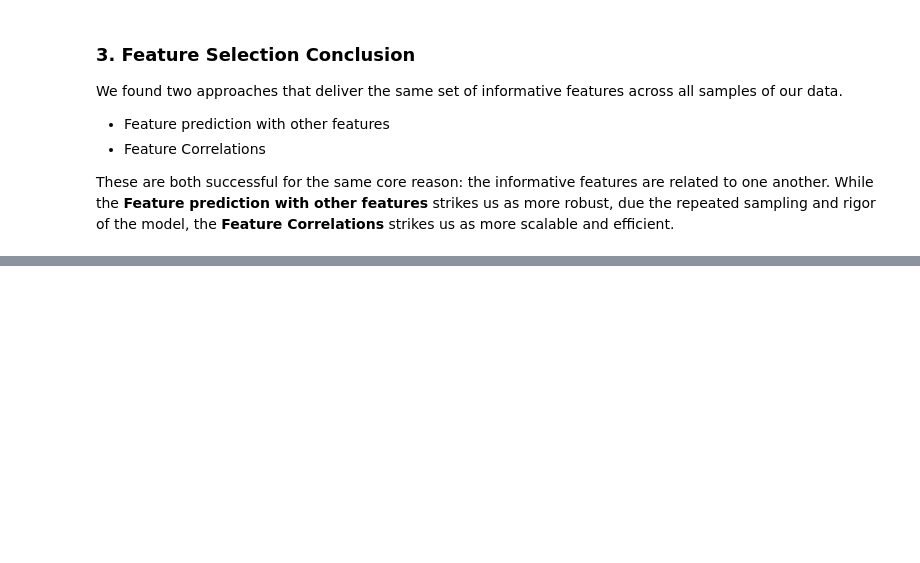
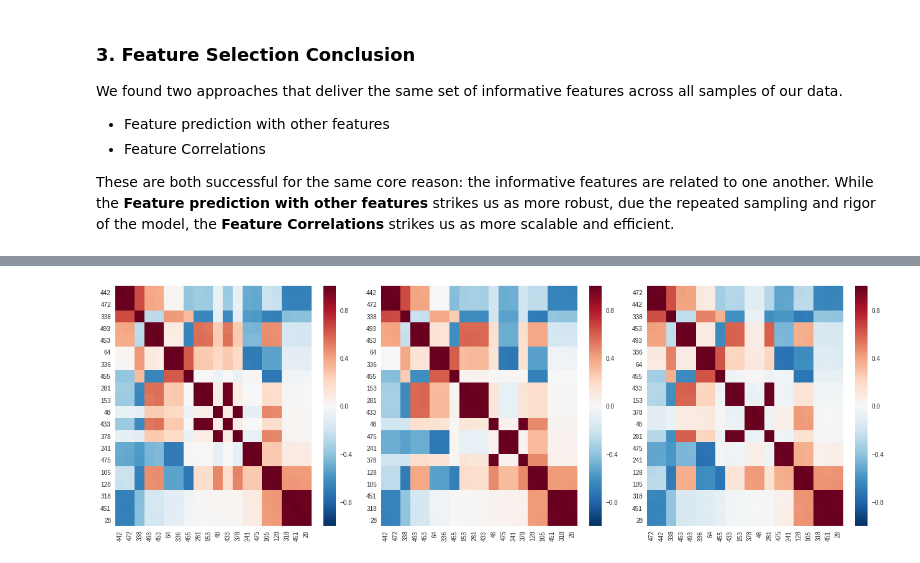
Before and after one commit to djkjohnston/Feature_Selection_Classification_GA_DSI_Proj3, a Jupyter notebook: Madelon Report.ipynb, the cells around one changed output, grey strips where cells are left out. Cells and saved outputs as stored; diff of their text form; code cells hidden in the pictures; blank space fills up the shorter version.

```diff
--- a/Madelon Report.ipynb
+++ b/Madelon Report.ipynb
@@ -632,0 +673,15 @@ These are both successful for the same core reason: the informative features are
+# %%
+def make_heat(df):
+    corr_df = df.corr().sort_values(by=df.columns[0]).sort_values(by=df.columns[0],axis=1)
+    sns.heatmap(corr_df, cmap='RdBu_r')
+# %%
+fig = plt.figure(figsize=(18,6))
+
+for i, df in enumerate([Xuci_1, Xuci_2, Xuci_3]):
+    fig.add_subplot(1,3,1+i)
+
+    make_heat(df)
+
+plt.tight_layout()
+# %% [output]
+[figure, added]
```
Also changed, not shown: parts of 14 cells of this notebook.
